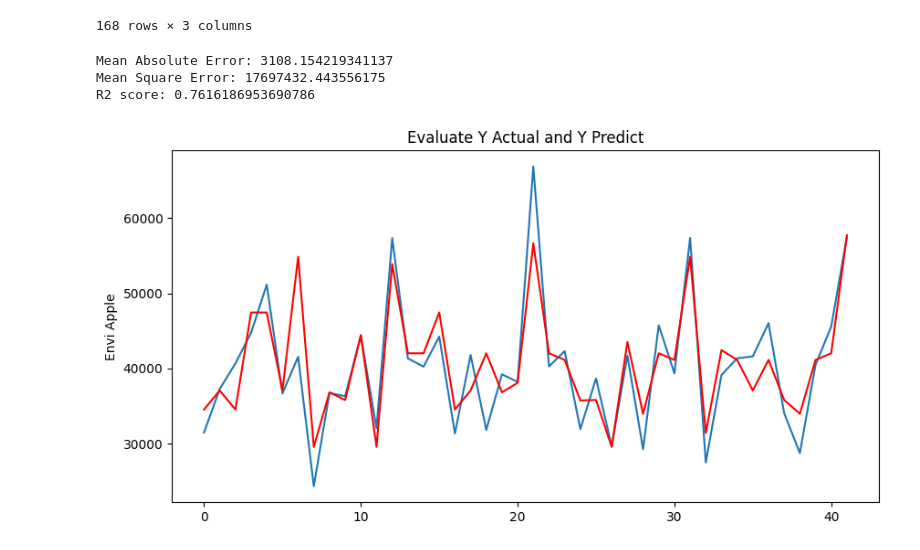
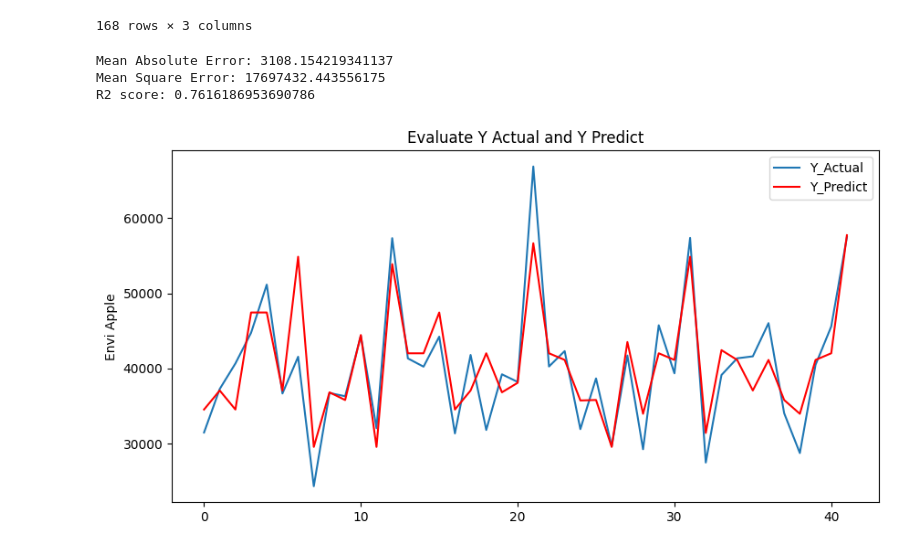
Before and after one commit to OatKID/RegressionMiniProject, a Jupyter notebook: algorithm/1_predict_1/gradientBoosting_regression.ipynb, the cells around one changed output. Saved outputs shown, nothing was run; the diff lists cells and outputs as text; code cells hidden in the pictures.

Commit message:
Update Graph Gradient Boosting Regression

```diff
--- a/algorithm/1_predict_1/gradientBoosting_regression.ipynb
+++ b/algorithm/1_predict_1/gradientBoosting_regression.ipynb
@@ -88,22 +88,23 @@ x_train, x_test, y_train, y_test = train_test_split(x, y, random_state=157086)
 # %%
 # ml = RegressorChain(GradientBoostingRegressor(learning_rate=0.075, loss='huber',alpha=0.96))
 ml = RegressorChain(GradientBoostingRegressor(learning_rate=0.049, max_depth=3, max_leaf_nodes=4))
 ml.fit(x_train, y_train)
 
 y_pred = ml.predict(x_test)
 
 print(f"Mean Absolute Error: {mean_absolute_error(y_test, y_pred)}")
 print(f"Mean Square Error: {mean_squared_error(y_test, y_pred)}")
 print(f"R2 score: {r2_score(y_test, y_pred)}")
 
 plt.figure(figsize=(10,5))
-plt.plot(y_test)
-plt.plot(y_pred, color='red')
+plt.plot(y_test, label='Y_Actual')
+plt.plot(y_pred, color='red', label='Y_Predict')
 plt.ylabel("Envi Apple")
+plt.legend()
 plt.title("Evaluate Y Actual and Y Predict")
 plt.show()
 # %% [output]
 Mean Absolute Error: 3108.154219341137
 Mean Square Error: 17697432.443556175
 R2 score: 0.7616186953690786
-[figure, old version]
+[figure, new version]
```
